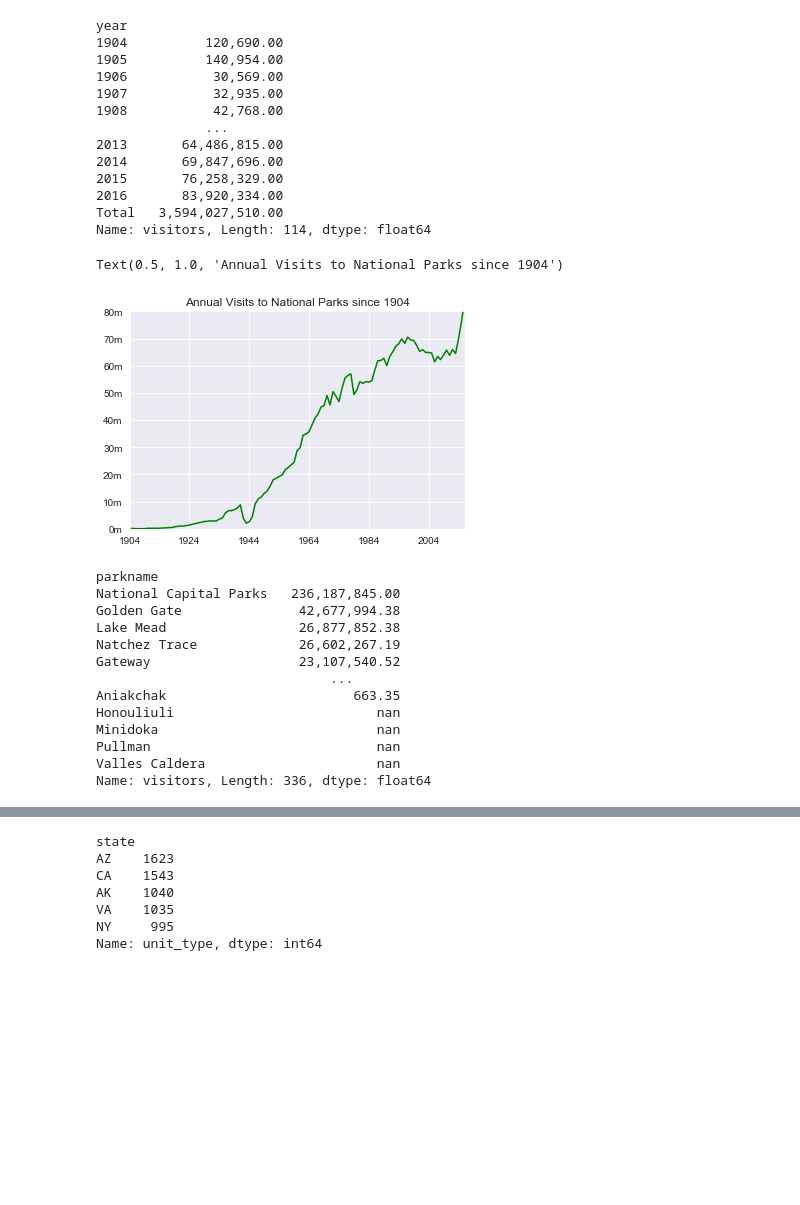
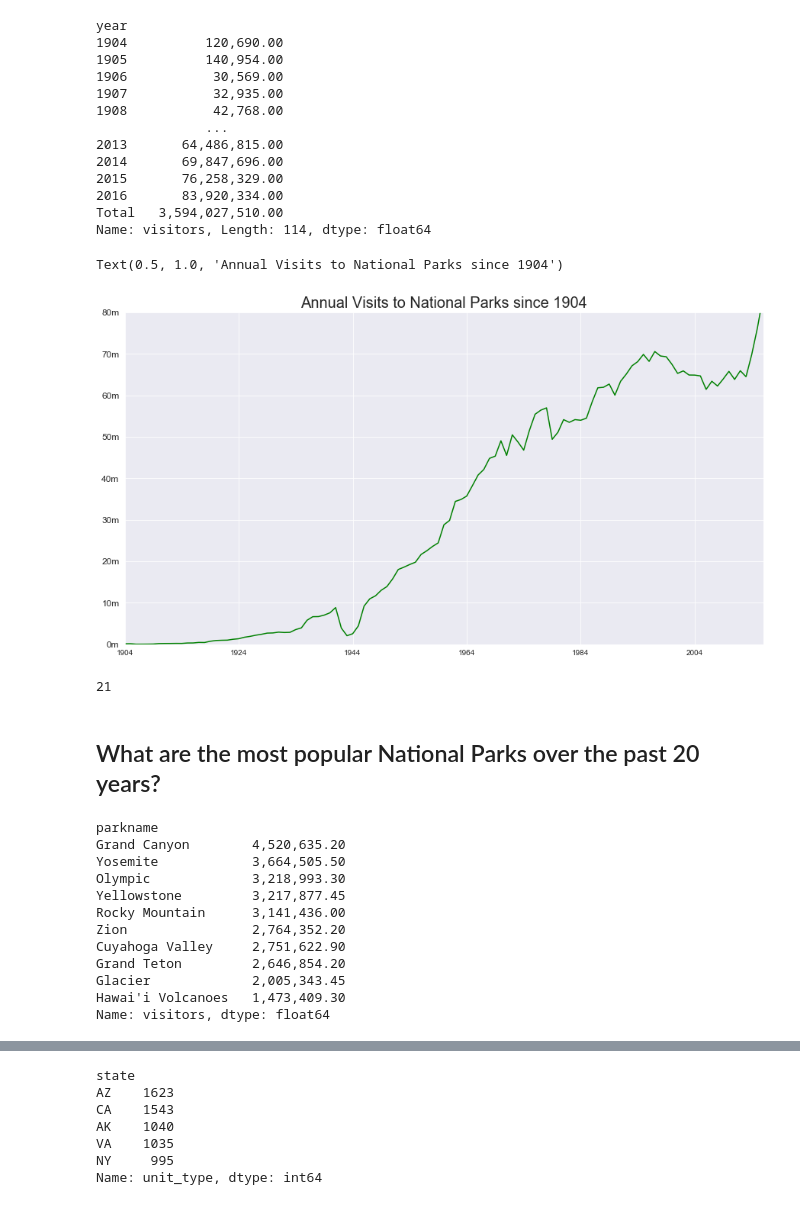
Before and after one commit to blewis49/tidypython, a Jupyter notebook: national_parks.ipynb, the cells around one changed output, grey strips where cells are left out. Cells and saved outputs as stored; diff of their text form; code cells hidden in the pictures; blank space fills up the shorter version.

Commit message:
added another graph

```diff
--- a/national_parks.ipynb
+++ b/national_parks.ipynb
@@ -129,30 +130,36 @@ year
 Total   3,594,027,510.00
 Name: visitors, Length: 114, dtype: float64
 # %%
-ax1 = nps_park.groupby('year')['visitors'].sum()[0:113].plot(c='g')
+ax1 = nps_park.groupby('year')['visitors'].sum()[0:113].plot(color='g', figsize=(15,8))
 ax1.set_ylim((0,80000000))
 vals = ax1.get_yticks()
-ax1.set_yticklabels(['{:.0f}m'.format(x/1000000) for x in vals])
+ax1.set_yticklabels(['{:.0f}m'.format(x/1000000) for x in vals], fontsize=12)
 ax1.set_xlabel('') #remove the year label as it is implied by the xlim values
-ax1.set_title('Annual Visits to National Parks since 1904')
+ax1.set_title('Annual Visits to National Parks since 1904', fontsize = 20)
 # %% [output]
 Text(0.5, 1.0, 'Annual Visits to National Parks since 1904')
-[figure, old version]
+[figure, new version]
+# %%
+# search for the word Yellowstone in the parkname column
+nps_20.parkname.str.contains('Golden Gate').sum()
+# %% [output]
+21
+# %% [markdown]
+## What are the most popular National Parks over the past 20 years?
 # %%
-nps_20 = nps[nps.year>'1996'] #1997-2016
-#nps_20.year.value_counts()
-nps_20.groupby('parkname')['visitors'].mean().sort_values(ascending=False)
+nps_20 = nps[(nps['year'] > '1996') & (nps['unit_type'] == 'National Park')]   #1997-2016
+nps_20 = nps_20[nps_20.year != 'Total']
+nps_20.groupby('parkname')['visitors'].mean().sort_values(ascending=False).nlargest(10)
 # %% [output]
 parkname
-National Capital Parks   236,187,845.00
-Golden Gate               42,677,994.38
-Lake Mead                 26,877,852.38
-Natchez Trace             26,602,267.19
-Gateway                   23,107,540.52
-                              ...
-Aniakchak                        663.35
-Honouliuli                          nan
-Minidoka                            nan
-Pullman                             nan
-Valles Caldera                      nan
-Name: visitors, Length: 336, dtype: float64
+Grand Canyon        4,520,635.20
+Yosemite            3,664,505.50
+Olympic             3,218,993.30
+Yellowstone         3,217,877.45
+Rocky Mountain      3,141,436.00
+Zion                2,764,352.20
+Cuyahoga Valley     2,751,622.90
+Grand Teton         2,646,854.20
+Glacier             2,005,343.45
+Hawai'i Volcanoes   1,473,409.30
+Name: visitors, dtype: float64
```
Also changed, not shown: parts of 8 cells of this notebook.
